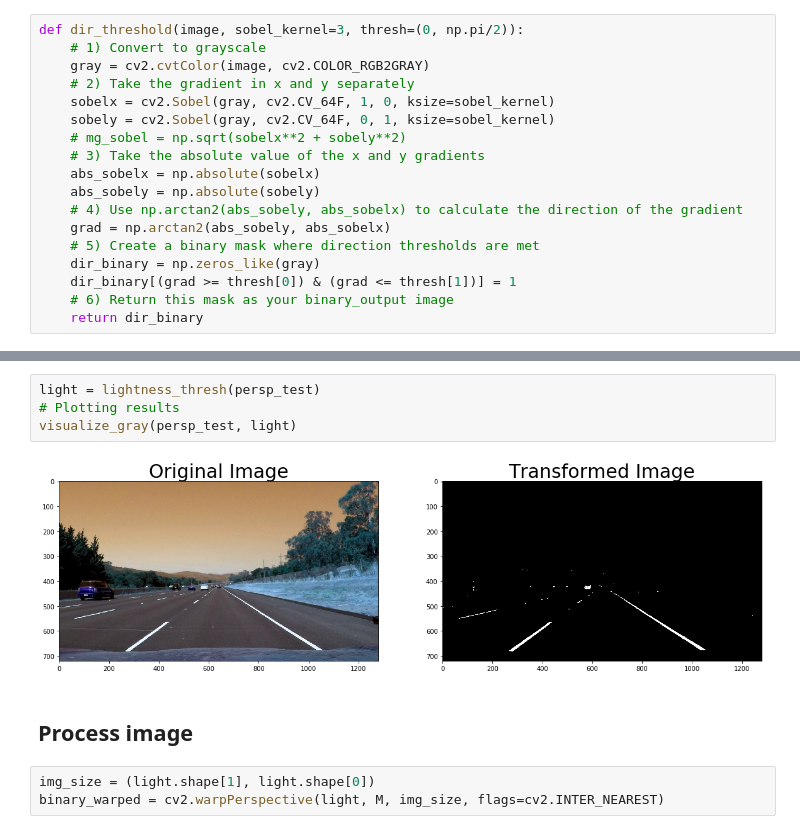
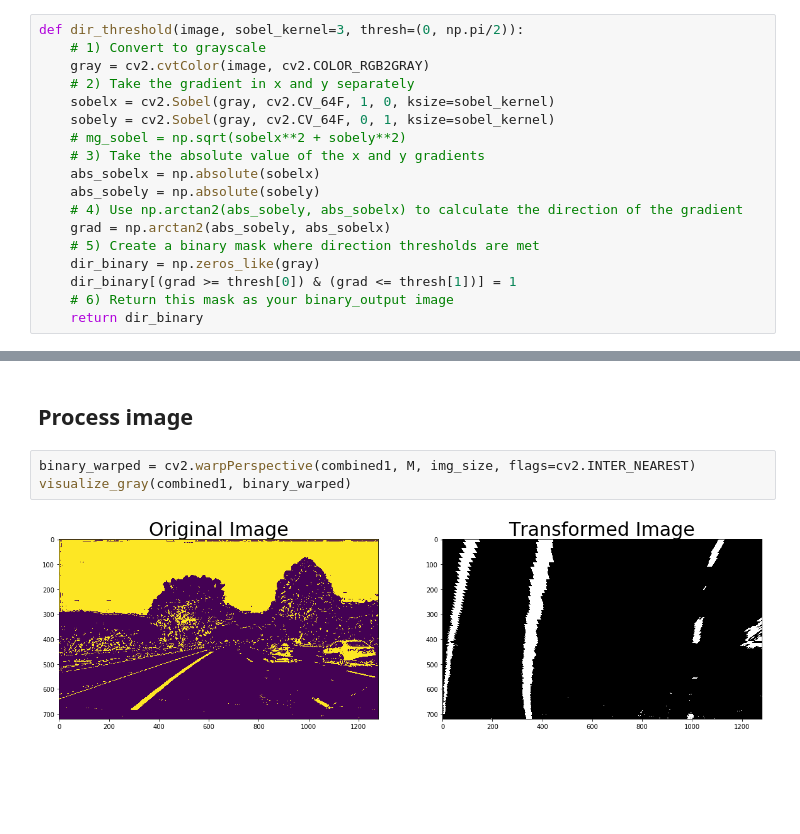
Before and after one commit to lealldiogo/CarND-Advanced-Lane-Lines, a Jupyter notebook: Project.ipynb, the cells around one changed output, grey strips where cells are left out. Cells and saved outputs as stored; diff of their text form; blank space fills up the shorter version.

```diff
--- a/Project.ipynb
+++ b/Project.ipynb
@@ -182,11 +204,7 @@ def lightness_thresh(image, l_thresh=(200,255)):
-# %%
-light = lightness_thresh(persp_test)
-# Plotting results
-visualize_gray(persp_test, light)
-# %% [output]
-[figure, removed]
 # %% [markdown]
 ## Process image
 # %%
-img_size = (light.shape[1], light.shape[0])
-binary_warped = cv2.warpPerspective(light, M, img_size, flags=cv2.INTER_NEAREST)
+binary_warped = cv2.warpPerspective(combined1, M, img_size, flags=cv2.INTER_NEAREST)
+visualize_gray(combined1, binary_warped)
+# %% [output]
+[figure, added]
```
Also changed, not shown: parts of 23 cells of this notebook, 8 other files.
